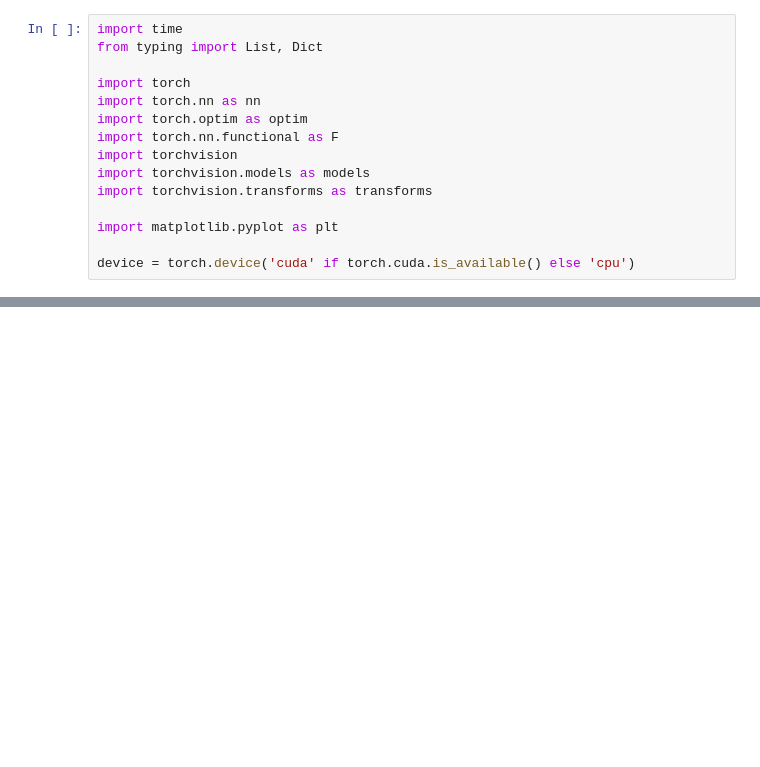
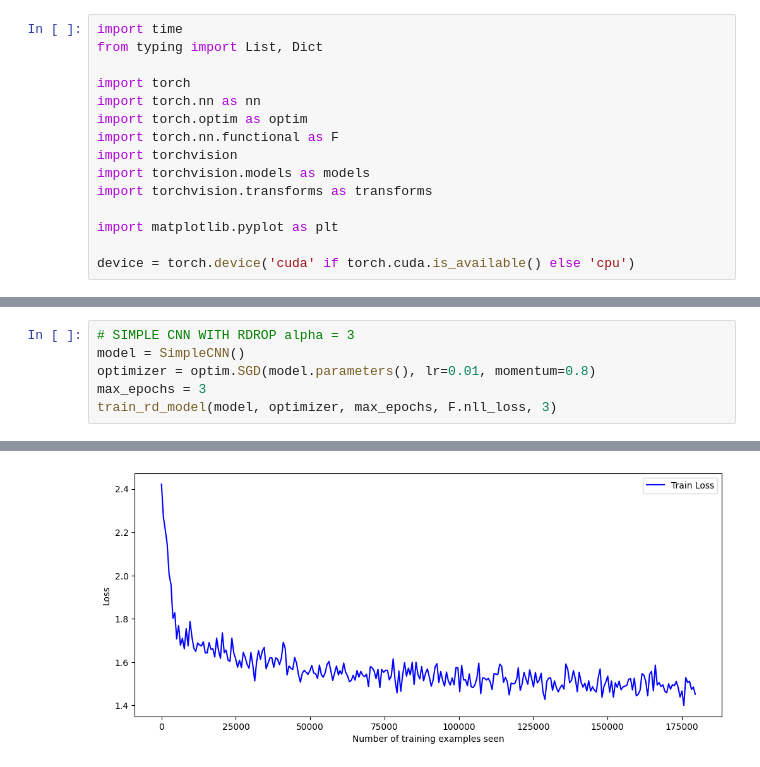
Before and after one commit to omartounsi7/R-Drop-ECE570, a Jupyter notebook: pre_implementation.ipynb, the cells around one changed output, grey strips where cells are left out. Drawn from its saved outputs; the diff is of its cells as text; blank space fills up the shorter version.

```diff
--- a/pre_implementation.ipynb
+++ b/pre_implementation.ipynb
@@ -359,0 +334,7 @@ Finished Training after 98.63478541374207 s
+# %%
+# SIMPLE CNN WITH RDROP alpha = 3
+model = SimpleCNN()
+optimizer = optim.SGD(model.parameters(), lr=0.01, momentum=0.8)
+max_epochs = 3
+train_rd_model(model, optimizer, max_epochs, F.nll_loss, 3)
+# %% [output]
@@ -359,0 +358 @@ Finished Training after 98.63478541374207 s
+[figure, added]
```
Also changed, not shown: parts of 16 cells of this notebook.
